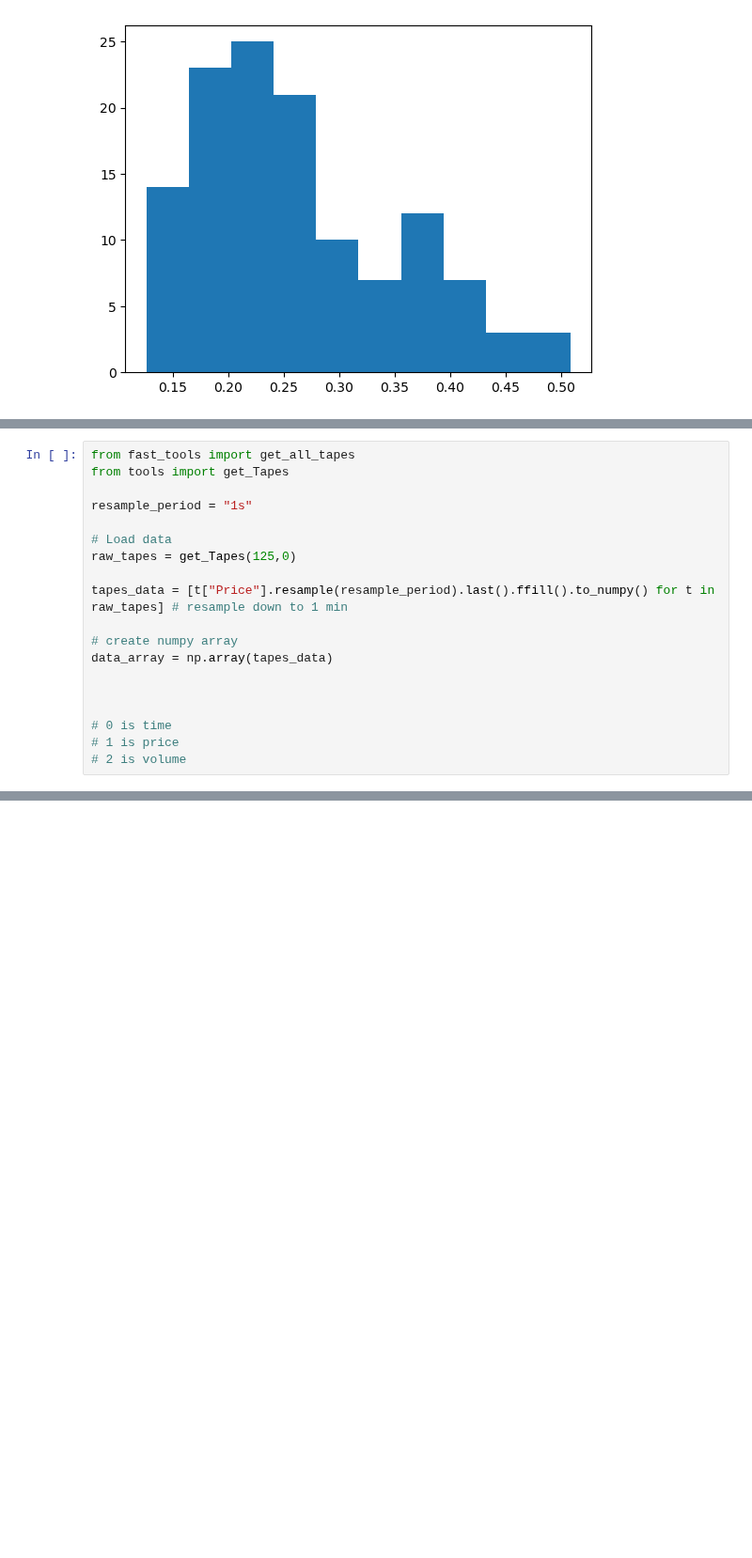
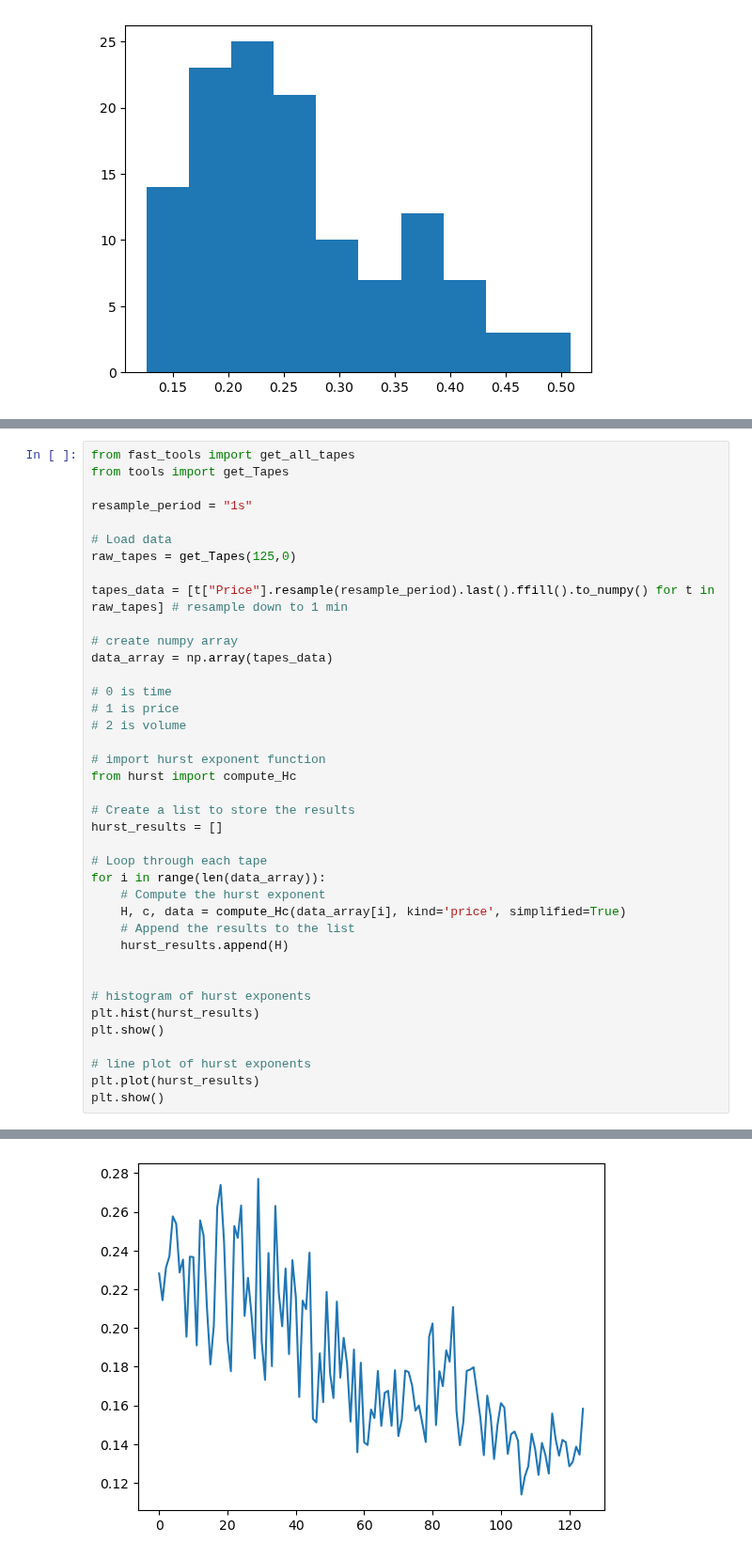
Before and after one commit to UoB-DSMP-2023-24/dsmp-2024-group-19, a Jupyter notebook: EDA/Hurst_Exponent.ipynb, the cells around one changed output, grey strips where cells are left out. Shown at 94% size. Cells and saved outputs as stored; diff of their text form; blank space fills up the shorter version.

```diff
--- a/EDA/Hurst_Exponent.ipynb
+++ b/EDA/Hurst_Exponent.ipynb
@@ -82,11 +87,31 @@ tapes_data = [t["Price"].resample(resample_period).last().ffill().to_numpy() for
 # create numpy array
 data_array = np.array(tapes_data)
 
-
-
 # 0 is time
 # 1 is price
 # 2 is volume
+
+# import hurst exponent function
+from hurst import compute_Hc
+
+# Create a list to store the results
+hurst_results = []
+
+# Loop through each tape
+for i in range(len(data_array)):
+    # Compute the hurst exponent
+    H, c, data = compute_Hc(data_array[i], kind='price', simplified=True)
+    # Append the results to the list
+    hurst_results.append(H)
+
+
+# histogram of hurst exponents
+plt.hist(hurst_results)
+plt.show()
+
+# line plot of hurst exponents
+plt.plot(hurst_results)
+plt.show()
 # %% [output]
 Opening UoB_Set01_2025-01-02tapes.csv
 Opening UoB_Set01_2025-01-03tapes.csv
@@ -108 +134,2 @@ Opening UoB_Set01_2025-07-01tapes.csv
+[figure, added]
 # %%
```
Also changed, not shown: parts of 4 cells of this notebook.
